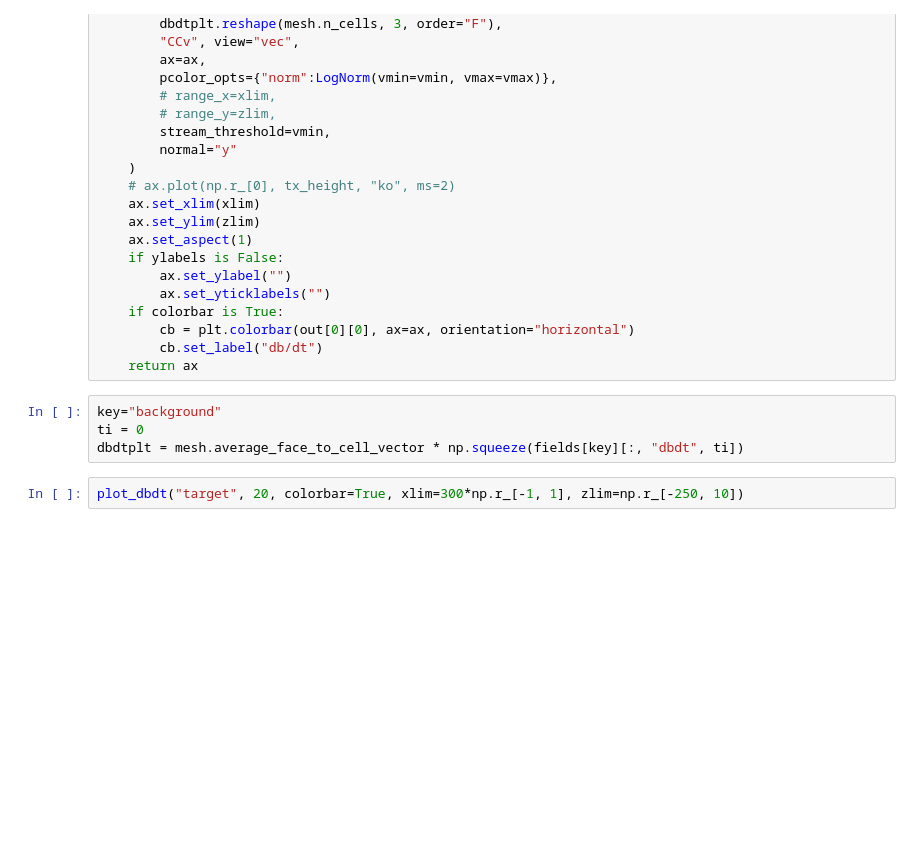
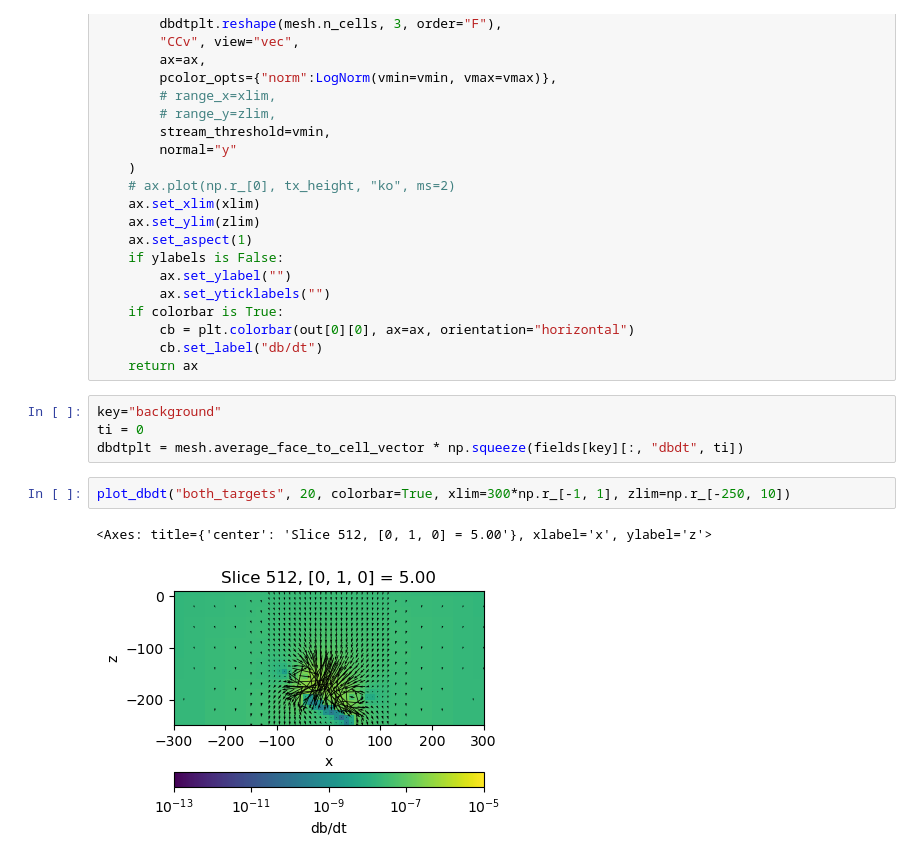
Before and after one commit to ubcgif/2024-aqgeo-meeting-em-tutorial, a Jupyter notebook: 3-forward-OcTree.ipynb, the cells around one changed output. Drawn from its saved outputs; the diff is of its cells as text; blank space fills up the shorter version.

```diff
--- a/3-forward-OcTree.ipynb
+++ b/3-forward-OcTree.ipynb
@@ -385,4 +390,7 @@ key="background"
 ti = 0
 dbdtplt = mesh.average_face_to_cell_vector * np.squeeze(fields[key][:, "dbdt", ti])
 # %%
-plot_dbdt("target", 20, colorbar=True, xlim=300*np.r_[-1, 1], zlim=np.r_[-250, 10])
+plot_dbdt("both_targets", 20, colorbar=True, xlim=300*np.r_[-1, 1], zlim=np.r_[-250, 10])
+# %% [output]
+<Axes: title={'center': 'Slice 512, [0, 1, 0] = 5.00'}, xlabel='x', ylabel='z'>
+[figure, added]
```
Also changed, not shown: parts of 7 cells of this notebook, 4 other files.
